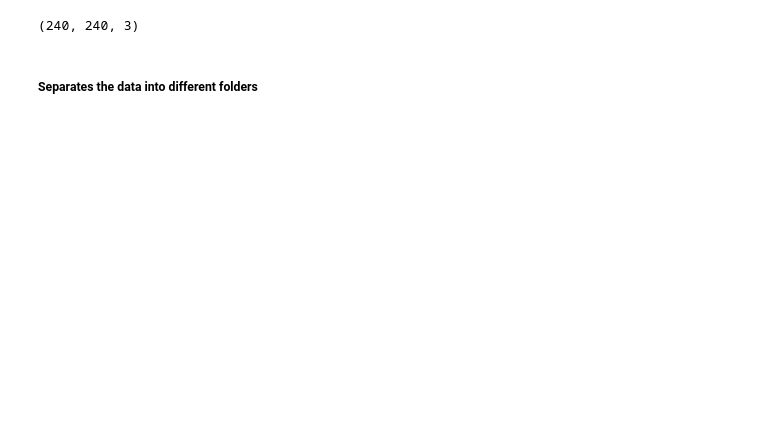
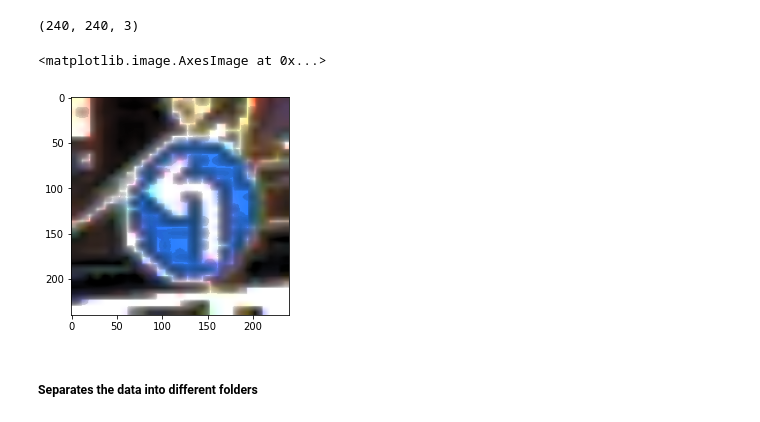
Before and after one commit to NACIONES-DESUNIDAS/PUzzlebot_Deep_Learning_Model, a Jupyter notebook: VGG16_VERSION/Project_Traffic_sign_classifier_Puzzlebot.ipynb, the cells around one changed output. Saved outputs shown, nothing was run; the diff lists cells and outputs as text; code cells hidden in the pictures; blank space fills up the shorter version.

```diff
--- a/VGG16_VERSION/Project_Traffic_sign_classifier_Puzzlebot.ipynb
+++ b/VGG16_VERSION/Project_Traffic_sign_classifier_Puzzlebot.ipynb
@@ -59,6 +75,12 @@ plt.imshow(stuff)
 stuff.shape
 # %% [output]
 (240, 240, 3)
+# %%
+p = preproccessImage(stuff)
+plt.imshow(p)
+# %% [output]
+<matplotlib.image.AxesImage at 0x...>
+[figure, added]
 # %% [markdown]
 ##### Separates the data into different folders
 # %%
```
Also changed, not shown: parts of 22 cells of this notebook.
